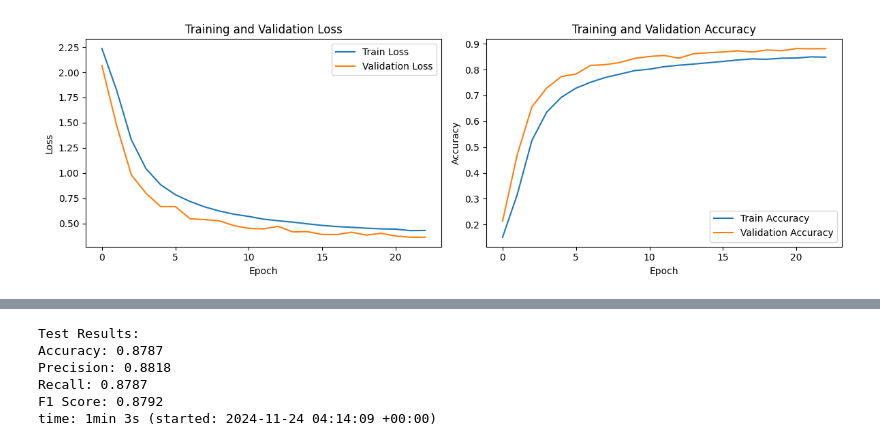
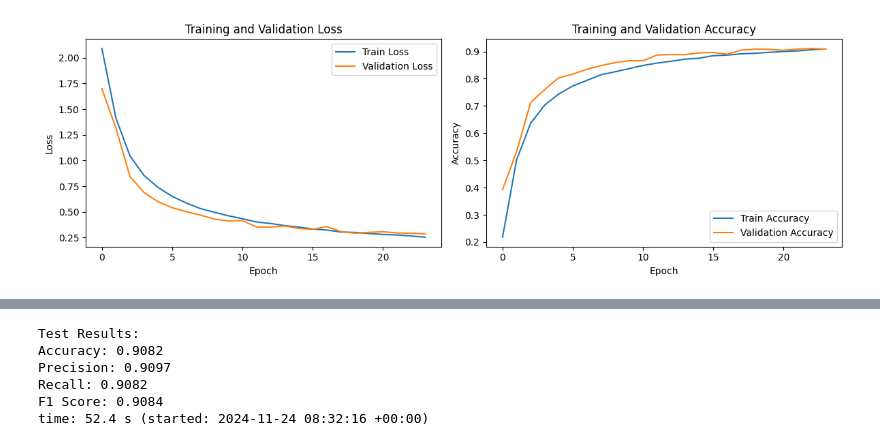
Before and after one commit to Jain-Nishkarsh/QuantumMusicProcessing_SOP, a Jupyter notebook: Raga-AutoEncoder.ipynb, the cells around one changed output, grey strips where cells are left out. Cells and saved outputs as stored; diff of their text form; code cells hidden in the pictures.

Commit message:
Kaggle Notebook | Raga-IEEE-AutoEncoder | Dropout adjusted

```diff
--- a/Raga-AutoEncoder.ipynb
+++ b/Raga-AutoEncoder.ipynb
@@ -290,17 +290,17 @@ class CNN_with_BottleNeck(nn.Module):
         self.conv1 = nn.Conv2d(1, 32, kernel_size=3, padding=1)
         self.pool1 = nn.MaxPool2d(2, 2)  # (256x256) -> (128x128)
         self.bn1 = nn.BatchNorm2d(32)
-        self.dropout1 = nn.Dropout2d(p=0.1)  # Dropout after conv1
+        self.dropout1 = nn.Dropout2d(p=0.05)  # Dropout after conv1
 
         self.conv2 = nn.Conv2d(32, 64, kernel_size=3, padding=1)
         self.pool2 = nn.MaxPool2d(2, 2)  # (128x128) -> (64x64)
         self.bn2 = nn.BatchNorm2d(64)
-        self.dropout2 = nn.Dropout2d(p=0.15)  # Dropout after conv2
+        self.dropout2 = nn.Dropout2d(p=0.1)  # Dropout after conv2
 
         self.conv3 = nn.Conv2d(64, 128, kernel_size=3, padding=1)
         self.pool3 = nn.MaxPool2d(2, 2)  # (64x64) -> (32x32)
         self.bn3 = nn.BatchNorm2d(128)
-        self.dropout3 = nn.Dropout2d(p=0.15)  # Dropout after conv3
+        self.dropout3 = nn.Dropout2d(p=0.1)  # Dropout after conv3
 
         self.conv4 = nn.Conv2d(128, 256, kernel_size=3, padding=1)
         self.pool4 = nn.MaxPool2d(2, 2)  # (32x32) -> (16x16)
@@ -621,6 +621,6 @@ Val Loss: 0.4466, Val Accuracy: 0.8548
 ... (13 outputs left out)
 # %%
-checkpoint = torch.load('best_model_4x4_with_metrics.pth')
+checkpoint = torch.load('/kaggle/working/best_model_4x4_dropout_2.pth', weights_only=False)
 model.load_state_dict(checkpoint['model_state_dict'])
 
 train_losses = checkpoint['train_losses']
@@ -639 +639 @@ Best Validation Loss: 0.363423051538341
-[figure, old version]
+[figure, new version]
@@ -642,8 +642,8 @@ time: 557 ms (started: 2024-11-24 04:13:44 +00:00)
 test_metrics = test_model(model, test_loader, device)
 # %% [output]
 Test Results:
-Accuracy: 0.8787
-Precision: 0.8818
-Recall: 0.8787
-F1 Score: 0.8792
-time: 1min 3s (started: 2024-11-24 04:14:09 +00:00)
+Accuracy: 0.9082
+Precision: 0.9097
+Recall: 0.9082
+F1 Score: 0.9084
+time: 52.4 s (started: 2024-11-24 08:32:16 +00:00)
```
Also changed, not shown: parts of 17 cells of this notebook.
